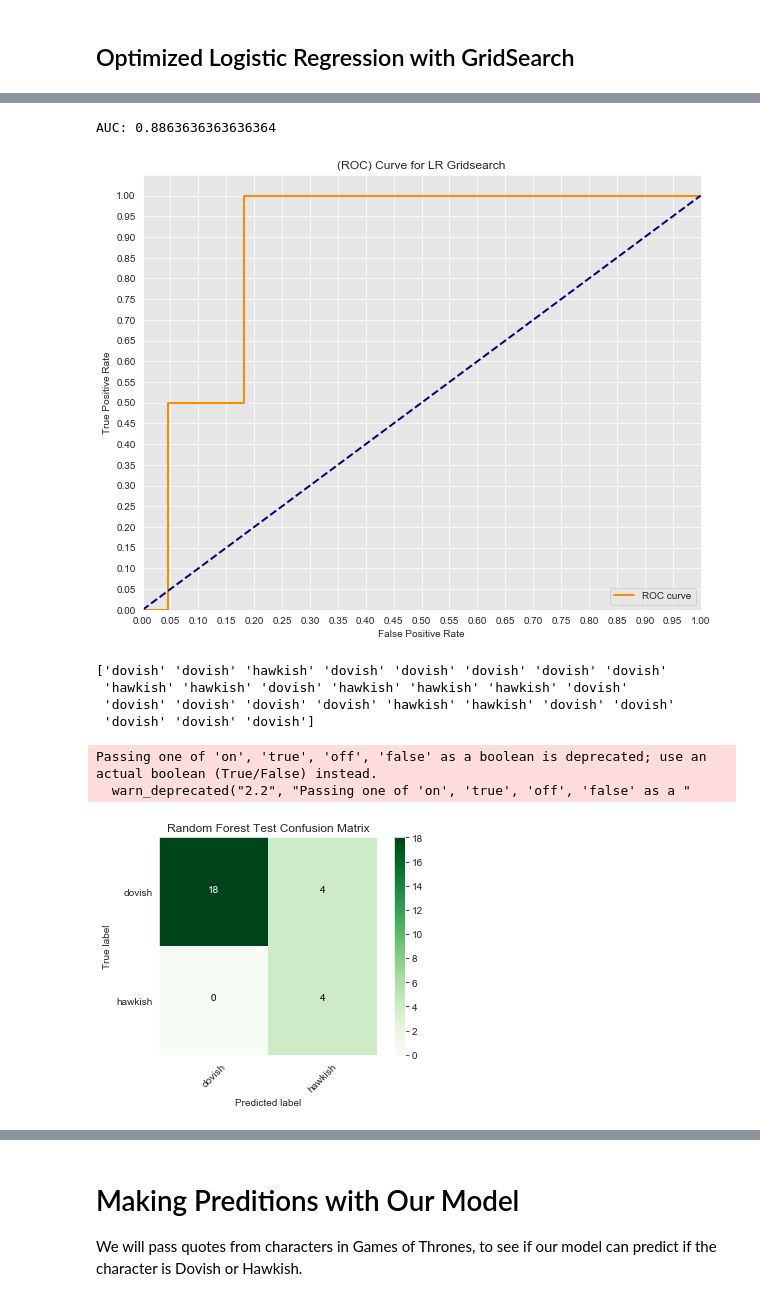
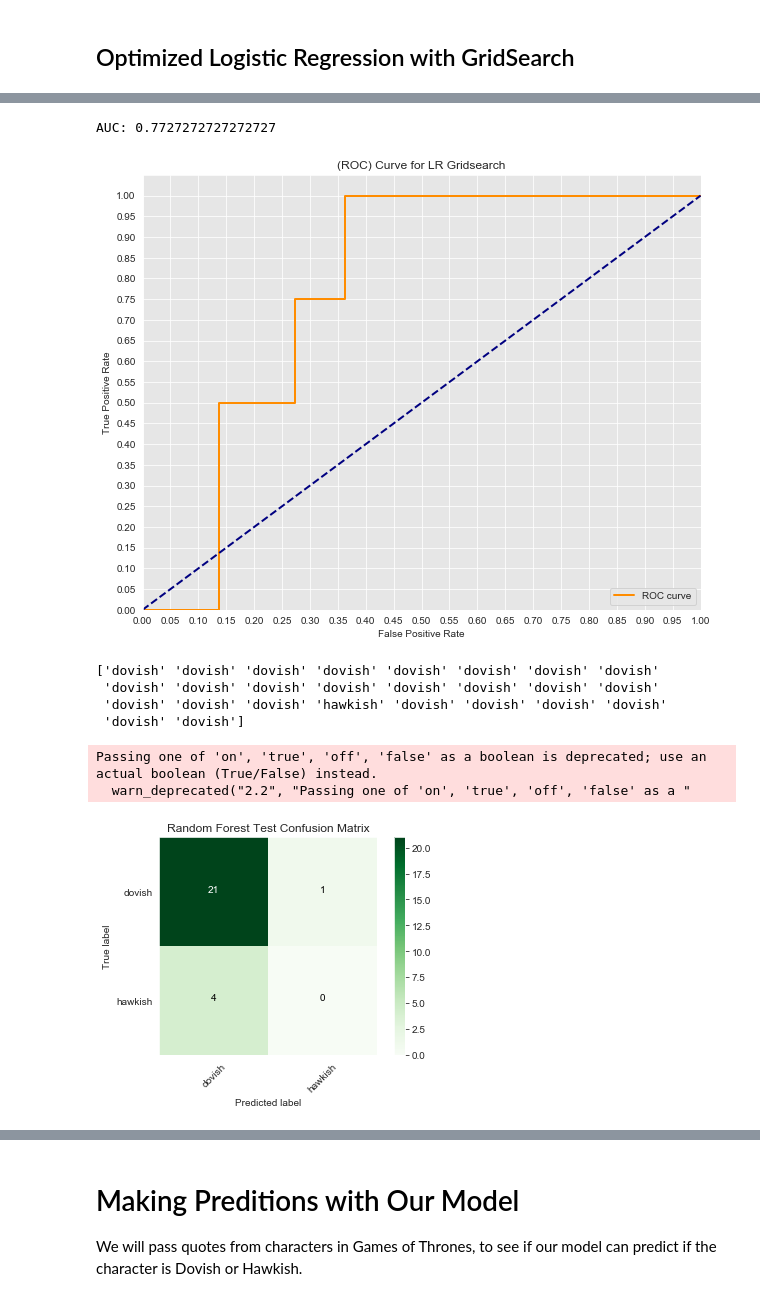
Before and after one commit to MarcSchneider71/Mod-3-Project--FOMC-Classfier-NLP, a Jupyter notebook: ModelwithPredicationsandGraphs.ipynb, the cells around one changed output, grey strips where cells are left out. Saved outputs shown, nothing was run; the diff lists cells and outputs as text; code cells hidden in the pictures.

```diff
--- a/ModelwithPredicationsandGraphs.ipynb
+++ b/ModelwithPredicationsandGraphs.ipynb
@@ -46,3 +52,0 @@ Requirement already satisfied: scikit-learn>=0.20 in /anaconda3/lib/python3.7/si
-# %%
-# get json data from federal reserve
-r = requests.get('https://www.federalreserve.gov/json/ne-press.json')
@@ -463,5 +465,5 @@ NameError: name 'best_model' is not defined
 # %%
-mb_model_resampled = MultinomialNB(alpha= .36, class_prior= [0.9, 0.1]).fit(X_resampled, y_resampled)
+mb_model_resampled = MultinomialNB(alpha= .02).fit(X_train, y_train)
 
 y_score= mb_model_resampled.predict_proba(X_test)
 
@@ -494,4 +496,4 @@ AUC: 0.8977272727272727
 # %%
-lr_all_predictions_resampled = lr_model_resampled.predict(X_test)
-print(lr_all_predictions_resampled)
+mb_all_predictions_resampled = mb_model_resampled.predict(X_test)
+print(mb_all_predictions_resampled)
 # %% [output]
@@ -661,5 +652,5 @@ Best Min samples per leaf: 1
 # %%
-rf_model_resampled = RandomForestClassifier(n_estimators= 10, min_samples_leaf=5, min_samples_split= 10).fit(X_resampled, y_resampled)
+rf_model_resampled = RandomForestClassifier(n_estimators= 10, max_depth= 6, min_samples_leaf=2, min_samples_split= 10).fit(X_train, y_train)
 
 y_score= rf_model_resampled.predict_proba(X_test)
 
@@ -851,43 +828,43 @@ Best C: 1.0
 Best Penalty: l1
 # %%
-lr_model_resampled = linear_model.LogisticRegression(penalty= 'l1').fit(X_resampled, y_resampled)
+lr_model_resampled = linear_model.LogisticRegression(C=21 , penalty= 'l1').fit(X_train, y_train)
 
 y_score= lr_model_resampled.predict_proba(X_test)
 
 lb= preprocessing.LabelBinarizer()
 binary = lb.fit_transform(y_test)
 
 
 fpr, tpr, thresholds = roc_curve(binary, y_score[:,1])
 #Seaborns Beautiful Styling
 sns.set_style("darkgrid", {"axes.facecolor": ".9"})
 
 plt.figure(figsize=(10,8))
 lw = 2
 plt.plot(fpr, tpr, color='darkorange',
          lw=lw, label='ROC curve')
 plt.plot([0, 1], [0, 1], color='navy', lw=lw, linestyle='--')
 plt.xlim([0.0, 1.0])
 plt.ylim([0.0, 1.05])
 plt.yticks([i/20.0 for i in range(21)])
 plt.xticks([i/20.0 for i in range(21)])
 plt.xlabel('False Positive Rate')
 plt.ylabel('True Positive Rate')
 plt.title('(ROC) Curve for LR Gridsearch')
 plt.legend(loc="lower right")
 print('AUC: {}'.format(auc(fpr, tpr)))
 plt.show()
 # %% [output]
-AUC: 0.8863636363636364
+AUC: 0.7727272727272727
-[figure, old version]
+[figure, new version]
 # %%
 lr_all_predictions_resampled = lr_model_resampled.predict(X_test)
 print(lr_all_predictions_resampled)
 # %% [output]
-['dovish' 'dovish' 'hawkish' 'dovish' 'dovish' 'dovish' 'dovish' 'dovish'
- 'hawkish' 'hawkish' 'dovish' 'hawkish' 'hawkish' 'hawkish' 'dovish'
- 'dovish' 'dovish' 'dovish' 'dovish' 'hawkish' 'hawkish' 'dovish' 'dovish'
- 'dovish' 'dovish' 'dovish']
+['dovish' 'dovish' 'dovish' 'dovish' 'dovish' 'dovish' 'dovish' 'dovish'
+ 'dovish' 'dovish' 'dovish' 'dovish' 'dovish' 'dovish' 'dovish' 'dovish'
+ 'dovish' 'dovish' 'dovish' 'hawkish' 'dovish' 'dovish' 'dovish' 'dovish'
+ 'dovish' 'dovish']
 # %%
 cf1 = confusion_matrix(y_test, lr_all_predictions_resampled)
 plt.imshow(cf1, cmap=plt.cm.Greens)
@@ -912,7 +889,7 @@ plt.colorbar();
 # %% [output]
 Passing one of 'on', 'true', 'off', 'false' as a boolean is deprecated; use an actual boolean (True/False) instead.
   warn_deprecated("2.2", "Passing one of 'on', 'true', 'off', 'false' as a "
-[figure, old version]
+[figure, new version]
 # %%
 print(classification_report(y_test, lr_all_predictions_resampled))
 # %% [output]
```
Also changed, not shown: parts of 62 cells of this notebook, 4 other files.
